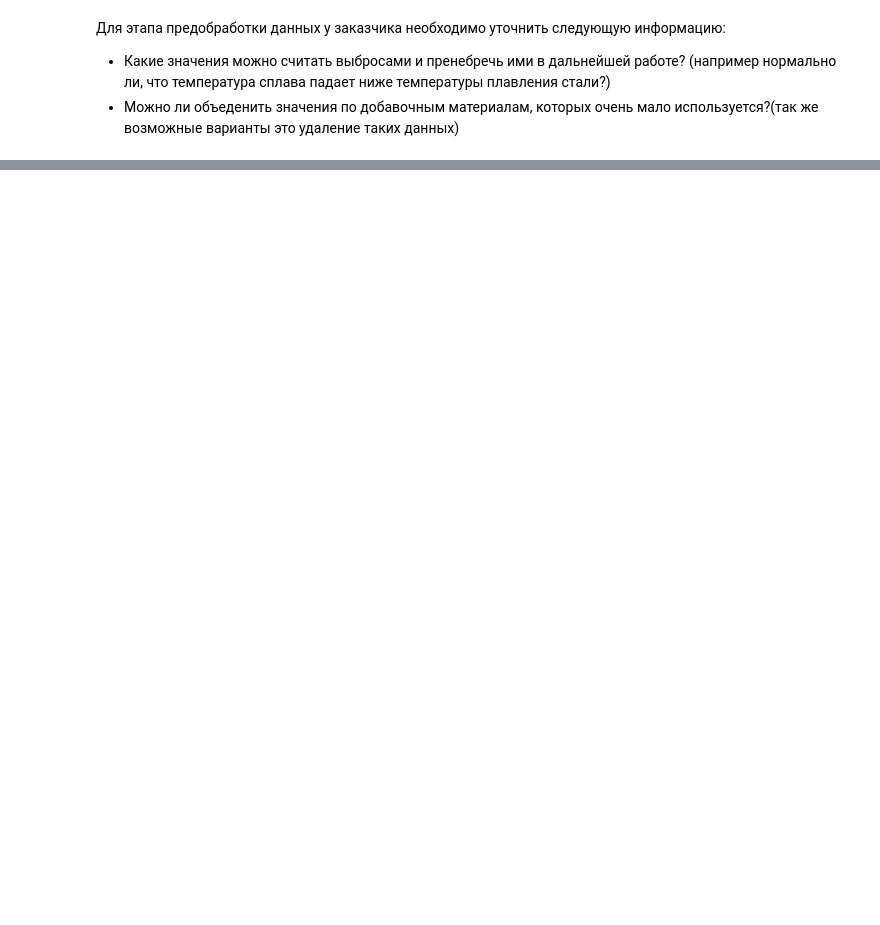
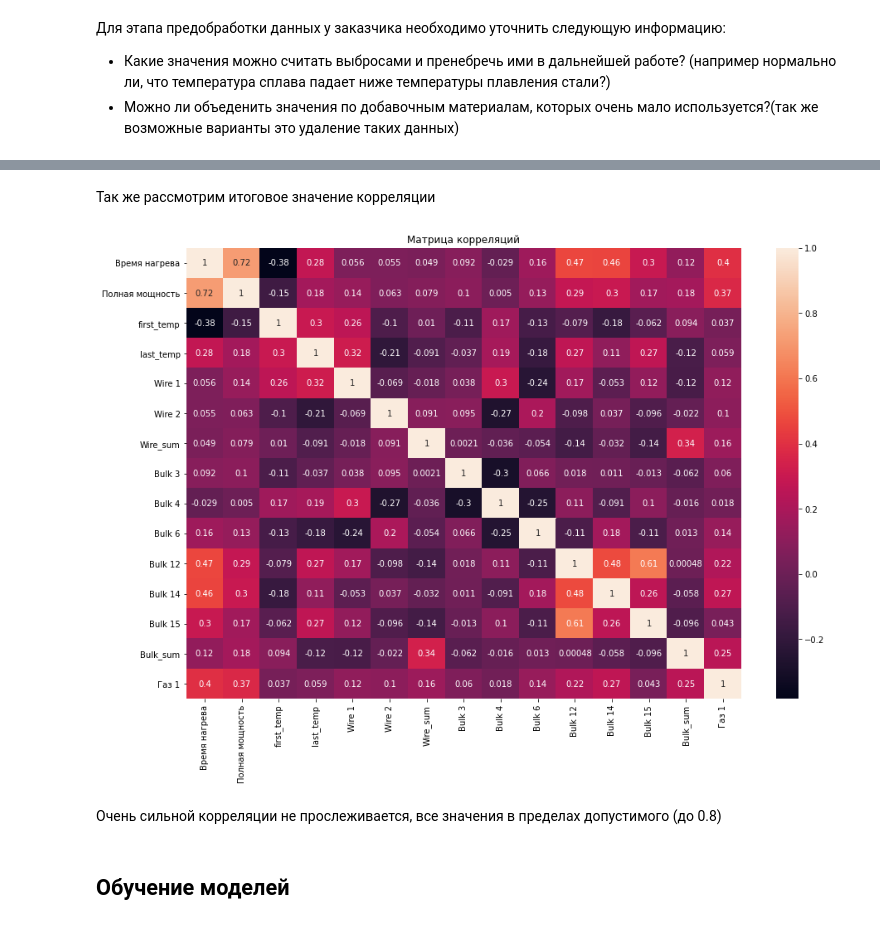
Before and after one commit to AlexFee1/Yandex-practicum-projects-ds, a Jupyter notebook: 15. Финальный проект/final_project.ipynb, the cells around one changed output, grey strips where cells are left out. Cells and saved outputs as stored; diff of their text form; code cells hidden in the pictures; blank space fills up the shorter version.

```diff
--- a/15. Финальный проект/final_project.ipynb
+++ b/15. Финальный проект/final_project.ipynb
@@ -587,0 +501,4 @@ dtype: int64
+# %%
+# Сгруппируем данные по ключу
+df_arc_gb = df_arc.groupby('key').sum()[['Время нагрева', 'Полная мощность']].reset_index()
+df_arc_gb
@@ -587,0 +547,6 @@ dtype: int64
+# %%
+#Для таблиц Bulk и Wire принято решение проссумировать маловстречающиеся типы материалов в others
+df_wire = df_wire.fillna(0)
+df_wire['Wire_sum'] = df_wire.iloc[:, 3:].sum(axis=1)
+df_wire.drop(df_wire.columns[3:-1], axis=1, inplace=True)
+df_wire
@@ -587,0 +567,6 @@ dtype: int64
+# %%
+columns_to_combine = ['Bulk 1', 'Bulk 2', 'Bulk 5', 'Bulk 7', 'Bulk 8', 'Bulk 9', 'Bulk 10', 'Bulk 11', 'Bulk 13']
+df_bulk = df_bulk.fillna(0)
+df_bulk['Bulk_sum'] = df_bulk[columns_to_combine].sum(axis=1)
+df_bulk.drop(columns=columns_to_combine, inplace=True)
+df_bulk
@@ -587,0 +587,14 @@ dtype: int64
+# %%
+# Соединим все таблицы и удалим пропуски
+df = (df_arc_gb
+      .merge(df_temp_gb, on='key', how='left')
+      .merge(df_wire, on='key', how='left')
+      .merge(df_bulk, on='key', how='left')
+      .merge(df_gas, on='key', how='left')
+      .dropna()
+      .drop(['key'], axis=1)
+      .reset_index(drop=True)
+     )
+
+df.info()
+df
@@ -587,0 +632,16 @@ dtype: int64
+# %% [markdown]
+Так же рассмотрим итоговое значение корреляции
+# %%
+import seaborn as sns
+plt.figure(figsize=(15, 10))
+plt.title('Матрица корреляций')
+
+sns.heatmap(df.corr(), annot = True)
+
+plt.show()
+# %% [output]
+[figure, added]
+# %% [markdown]
+Очень сильной корреляции не прослеживается, все значения в пределах допустимого (до 0.8)
+# %% [markdown]
+## Обучение моделей
```
Also changed, not shown: parts of 52 cells of this notebook, 5 other files.
